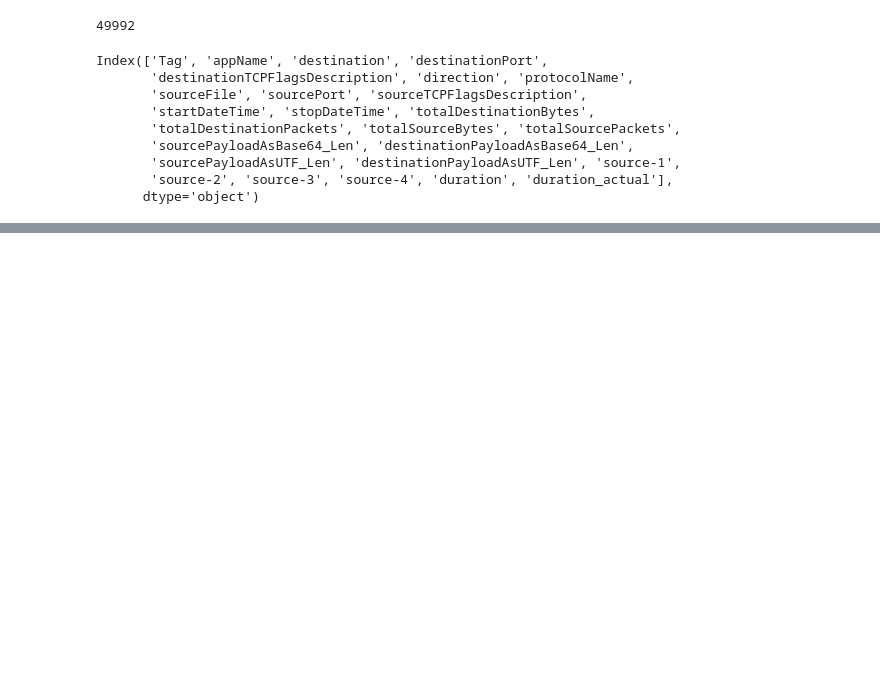
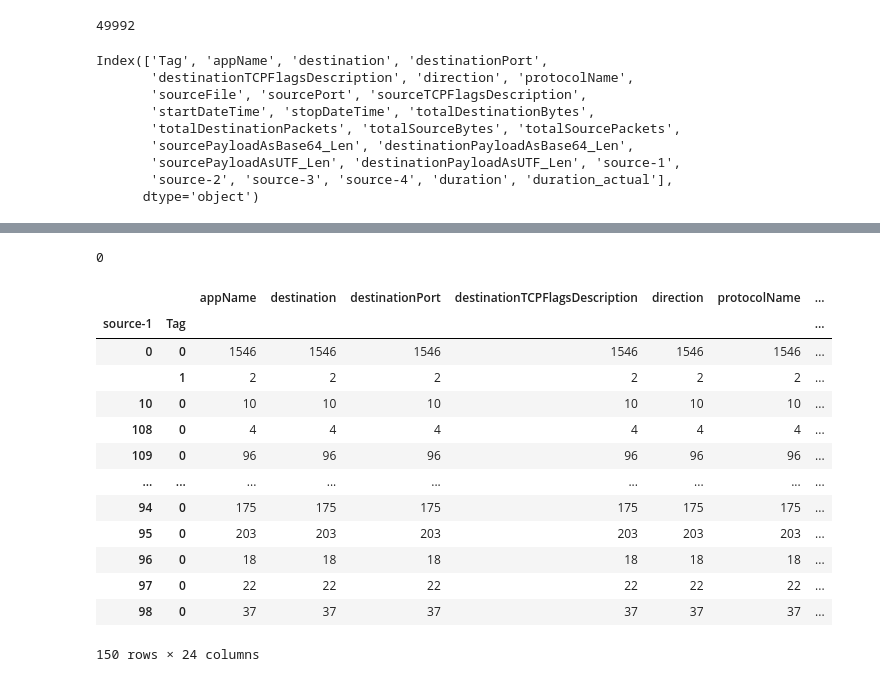
Before and after one commit to Raksh710/Information_Challenge_UMD, a Jupyter notebook: T-1.ipynb, the cells around one changed output, grey strips where cells are left out. Drawn from its saved outputs; the diff is of its cells as text; code cells hidden in the pictures; blank space fills up the shorter version.

```diff
--- a/T-1.ipynb
+++ b/T-1.ipynb
@@ -1569,0 +1599,21 @@ Index(['Tag', 'appName', 'destination', 'destinationPort',
+# %%
+len(df[(df['appName']=='Unknown_UDP') & (df['Tag']=='Attack')])
+# %% [output]
+0
+# %%
+df2.groupby(['source-1','Tag']).count()
+# %% [output]
+|  |  | appName | destination | destinationPort | destinationTCPFlagsDescription | direction | protocolName | ... |
+| source-1 | Tag |  |  |  |  |  |  | ... |
+| 0 | 0 | 1546 | 1546 | 1546 | 1546 | 1546 | 1546 | ... |
+|  | 1 | 2 | 2 | 2 | 2 | 2 | 2 | ... |
+| 10 | 0 | 10 | 10 | 10 | 10 | 10 | 10 | ... |
+| 108 | 0 | 4 | 4 | 4 | 4 | 4 | 4 | ... |
+| 109 | 0 | 96 | 96 | 96 | 96 | 96 | 96 | ... |
+| ... | ... | ... | ... | ... | ... | ... | ... | ... |
+| 94 | 0 | 175 | 175 | 175 | 175 | 175 | 175 | ... |
+| 95 | 0 | 203 | 203 | 203 | 203 | 203 | 203 | ... |
+| 96 | 0 | 18 | 18 | 18 | 18 | 18 | 18 | ... |
+| 97 | 0 | 22 | 22 | 22 | 22 | 22 | 22 | ... |
+| 98 | 0 | 37 | 37 | 37 | 37 | 37 | 37 | ... |
+150 rows × 24 columns
```
Also changed, not shown: parts of 5 cells of this notebook.
